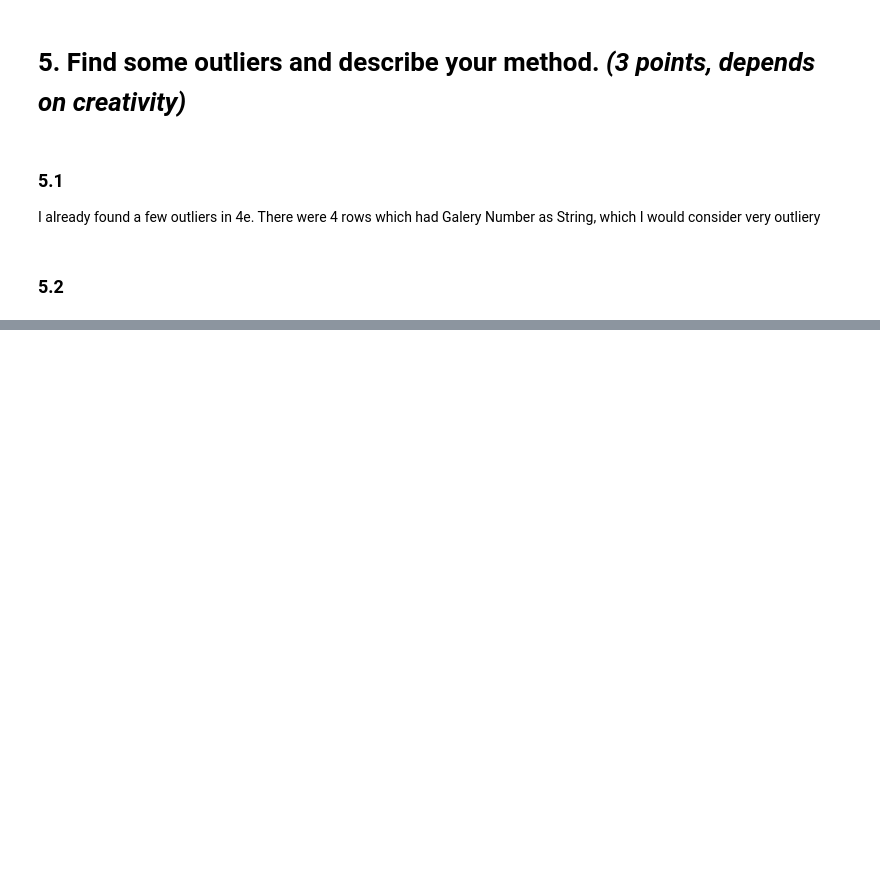
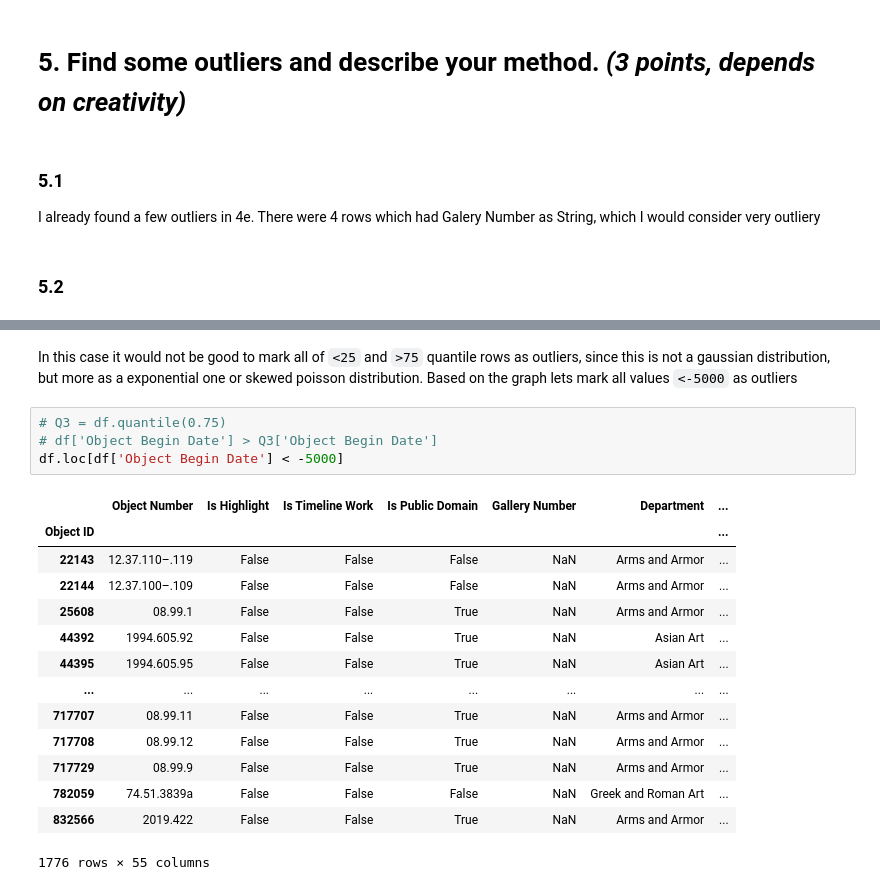
Before and after one commit to jakub-kucera/NI-PDD, a Jupyter notebook: NI-PDD-kucerj56-Homework-1/01_homework.ipynb, the cells around one changed output, grey strips where cells are left out. Saved outputs shown, nothing was run; the diff lists cells and outputs as text; blank space fills up the shorter version.

```diff
--- a/NI-PDD-kucerj56-Homework-1/01_homework.ipynb
+++ b/NI-PDD-kucerj56-Homework-1/01_homework.ipynb
@@ -637,0 +670,21 @@ I already found a few outliers in 4e. There were 4 rows which had Galery Number
+# %% [markdown]
+In this case it would not be good to mark all of `<25` and `>75` quantile rows as outliers, since this is not a gaussian distribution, but more as a exponential one or skewed poisson distribution. Based on the graph lets mark all values `<-5000` as outliers
+# %%
+# Q3 = df.quantile(0.75)
+# df['Object Begin Date'] > Q3['Object Begin Date']
+df.loc[df['Object Begin Date'] < -5000]
+# %% [output]
+|  | Object Number | Is Highlight | Is Timeline Work | Is Public Domain | Gallery Number | Department | ... |
+| Object ID |  |  |  |  |  |  | ... |
+| 22143 | 12.37.110–.119 | False | False | False | NaN | Arms and Armor | ... |
+| 22144 | 12.37.100–.109 | False | False | False | NaN | Arms and Armor | ... |
+| 25608 | 08.99.1 | False | False | True | NaN | Arms and Armor | ... |
+| 44392 | 1994.605.92 | False | False | True | NaN | Asian Art | ... |
+| 44395 | 1994.605.95 | False | False | True | NaN | Asian Art | ... |
+| ... | ... | ... | ... | ... | ... | ... | ... |
+| 717707 | 08.99.11 | False | False | True | NaN | Arms and Armor | ... |
+| 717708 | 08.99.12 | False | False | True | NaN | Arms and Armor | ... |
+| 717729 | 08.99.9 | False | False | True | NaN | Arms and Armor | ... |
+| 782059 | 74.51.3839a | False | False | False | NaN | Greek and Roman Art | ... |
+| 832566 | 2019.422 | False | False | True | NaN | Arms and Armor | ... |
+1776 rows × 55 columns
```
Also changed, not shown: parts of 49 cells of this notebook.
